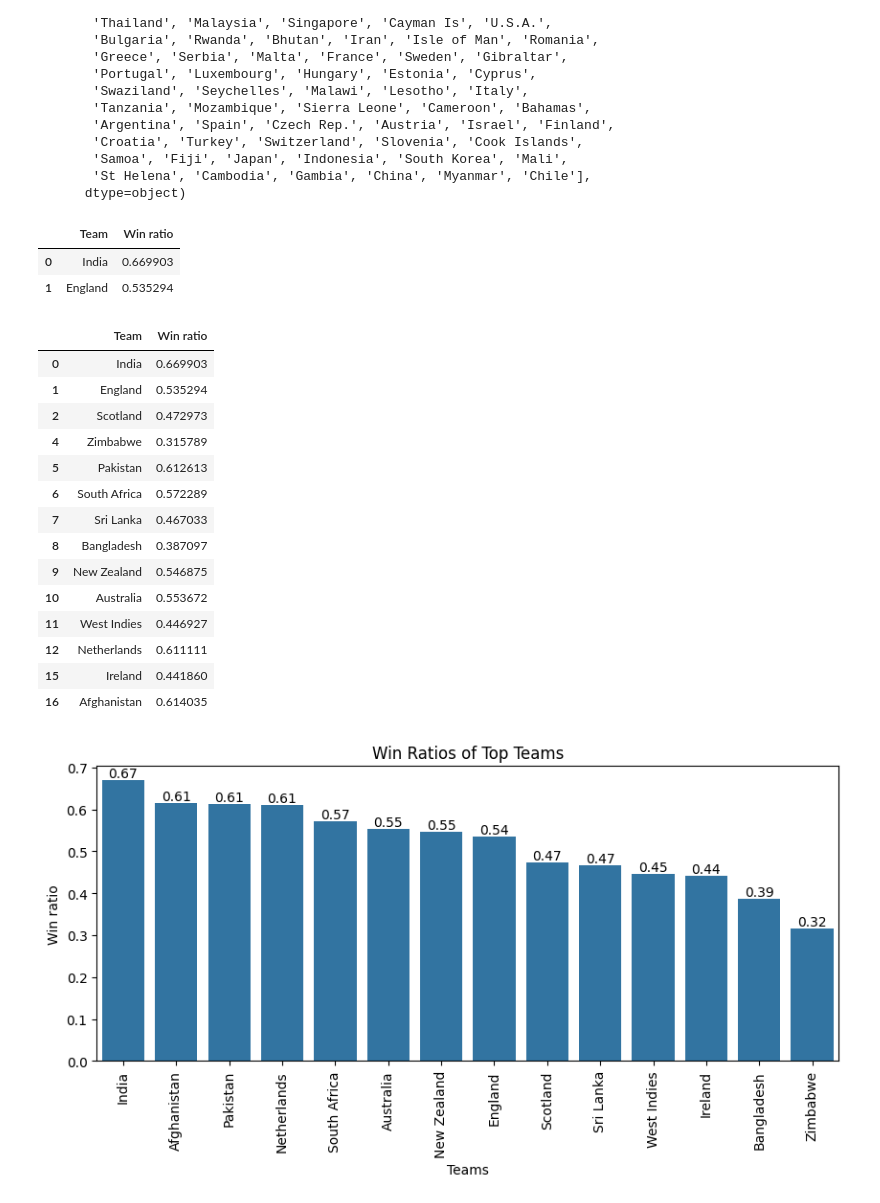
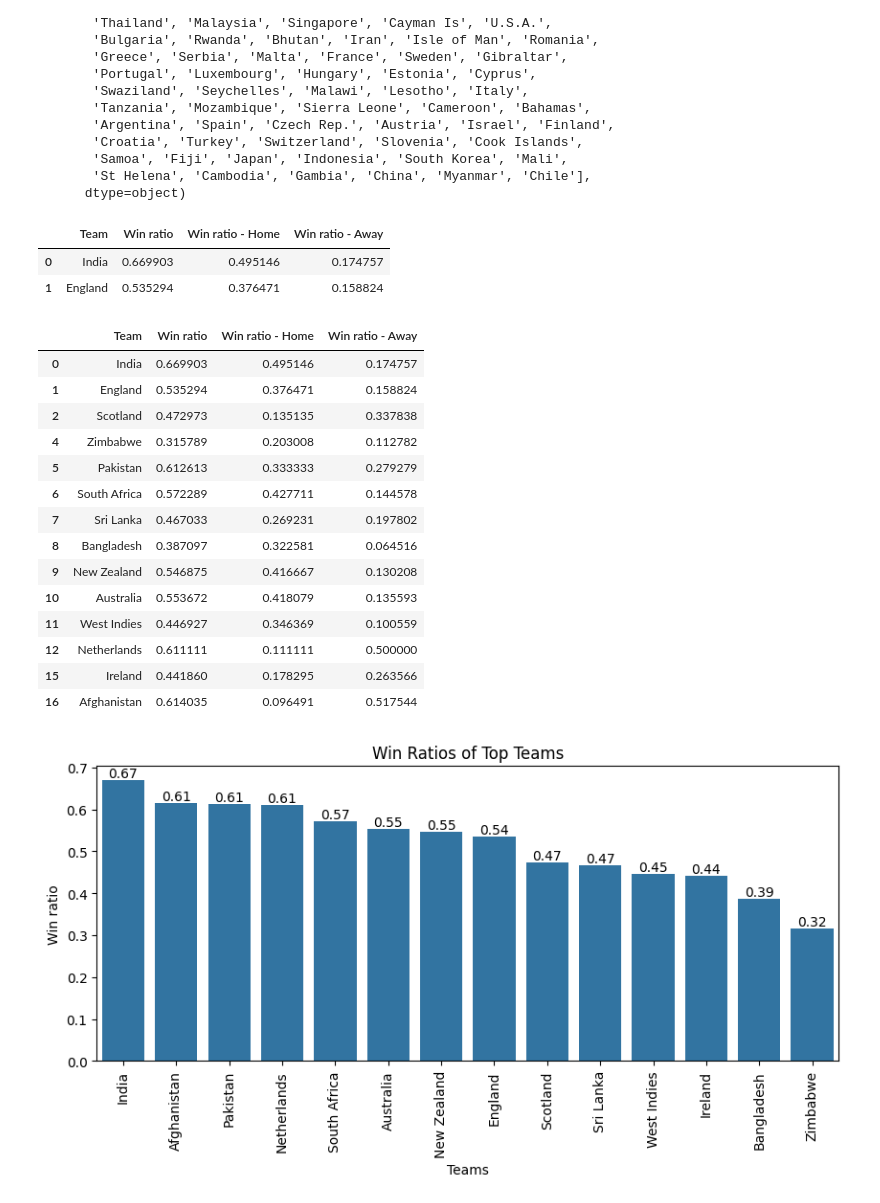
Before and after one commit to NishanD21/T20-Cricket-Data-Analysis, a Jupyter notebook: t20_cricket_analysis.ipynb, the cells around one changed output. Saved outputs shown, nothing was run; the diff lists cells and outputs as text; code cells hidden in the pictures.

```diff
--- a/t20_cricket_analysis.ipynb
+++ b/t20_cricket_analysis.ipynb
@@ -388,41 +388,50 @@ array(['India', 'England', 'Scotland', 'Kenya', 'Zimbabwe', 'Pakistan',
        'St Helena', 'Cambodia', 'Gambia', 'China', 'Myanmar', 'Chile'],
       dtype=object)
 # %%
+# creating a dataframe of teams and their win ratios
+
 teams = []
 win_ratio = []
+win_ratio_home = []
+win_ratio_away = []
 
 for team in df_final['Team1 Name'].unique():
-    win_r = team_matches(team)[team_matches(team)['Match Winner'] == team].shape[0]/team_matches(team).shape[0]
+    win_r = team_matches(team)[team_matches(team)['Match Winner'] == team].shape[0] / team_matches(team).shape[0]
+    win_r_home = (team_matches(team)[team_matches(team)['Match Winner'] == team][(team_matches(team)[team_matches(team)['Match Winner'] == team]['Team1_Home_Away'] == 'Home') | (team_matches(team)[team_matches(team)['Match Winner'] == team]['Team2_Home_Away'] == 'Home')].shape[0]) / team_matches(team).shape[0]
+    win_r_away = win_r - win_r_home
+
     teams.append(team)
     win_ratio.append(win_r)
+    win_ratio_home.append(win_r_home)
+    win_ratio_away.append(win_r_away )
 
-df_win_r = pd.DataFrame({'Team':teams,'Win ratio':win_ratio})
+df_win_r = pd.DataFrame({'Team':teams,'Win ratio':win_ratio, 'Win ratio - Home' : win_ratio_home, 'Win ratio - Away' : win_ratio_away})
 df_win_r.head(2)
 # %% [output]
-|  | Team | Win ratio |
-| 0 | India | 0.669903 |
-| 1 | England | 0.535294 |
+|  | Team | Win ratio | Win ratio - Home | Win ratio - Away |
+| 0 | India | 0.669903 | 0.495146 | 0.174757 |
+| 1 | England | 0.535294 | 0.376471 | 0.158824 |
 # %%
 top_teams = ['Australia','India','England','Sri Lanka','South Africa','New Zealand','Pakistan','West Indies','Bangladesh','Afghanistan','Zimbabwe','Ireland','Netherlands','Scotland']
 # %%
 filtered_winr = df_win_r[df_win_r['Team'].isin(top_teams)]
 filtered_winr
 # %% [output]
-|  | Team | Win ratio |
-| 0 | India | 0.669903 |
-| 1 | England | 0.535294 |
-| 2 | Scotland | 0.472973 |
-| 4 | Zimbabwe | 0.315789 |
-| 5 | Pakistan | 0.612613 |
-| 6 | South Africa | 0.572289 |
-| 7 | Sri Lanka | 0.467033 |
-| 8 | Bangladesh | 0.387097 |
-| 9 | New Zealand | 0.546875 |
-| 10 | Australia | 0.553672 |
-| 11 | West Indies | 0.446927 |
-| 12 | Netherlands | 0.611111 |
-| 15 | Ireland | 0.441860 |
-| 16 | Afghanistan | 0.614035 |
+|  | Team | Win ratio | Win ratio - Home | Win ratio - Away |
+| 0 | India | 0.669903 | 0.495146 | 0.174757 |
+| 1 | England | 0.535294 | 0.376471 | 0.158824 |
+| 2 | Scotland | 0.472973 | 0.135135 | 0.337838 |
+| 4 | Zimbabwe | 0.315789 | 0.203008 | 0.112782 |
+| 5 | Pakistan | 0.612613 | 0.333333 | 0.279279 |
+| 6 | South Africa | 0.572289 | 0.427711 | 0.144578 |
+| 7 | Sri Lanka | 0.467033 | 0.269231 | 0.197802 |
+| 8 | Bangladesh | 0.387097 | 0.322581 | 0.064516 |
+| 9 | New Zealand | 0.546875 | 0.416667 | 0.130208 |
+| 10 | Australia | 0.553672 | 0.418079 | 0.135593 |
+| 11 | West Indies | 0.446927 | 0.346369 | 0.100559 |
+| 12 | Netherlands | 0.611111 | 0.111111 | 0.500000 |
+| 15 | Ireland | 0.441860 | 0.178295 | 0.263566 |
+| 16 | Afghanistan | 0.614035 | 0.096491 | 0.517544 |
 # %%
 # plotting win percentages of top teams
 
```
Also changed, not shown: parts of 3 cells of this notebook.
